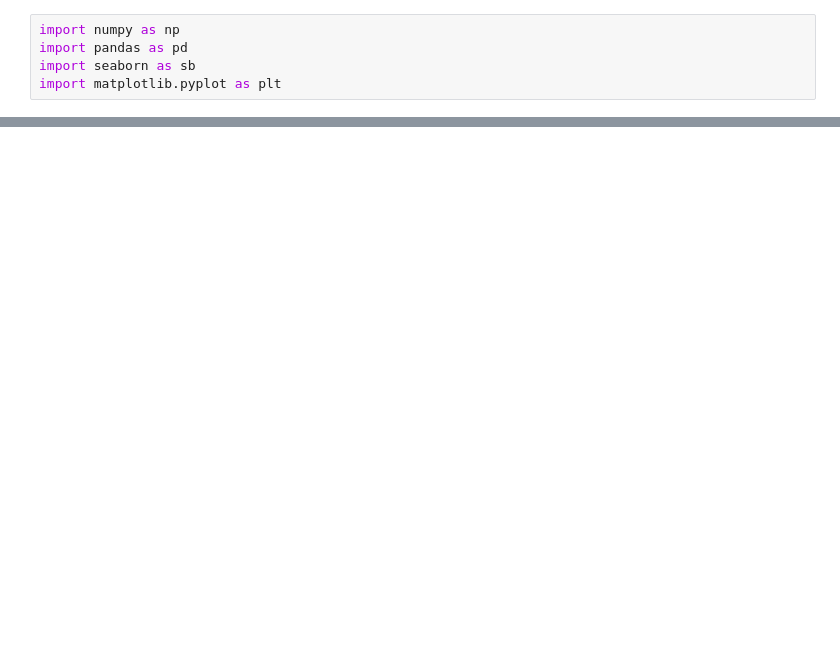
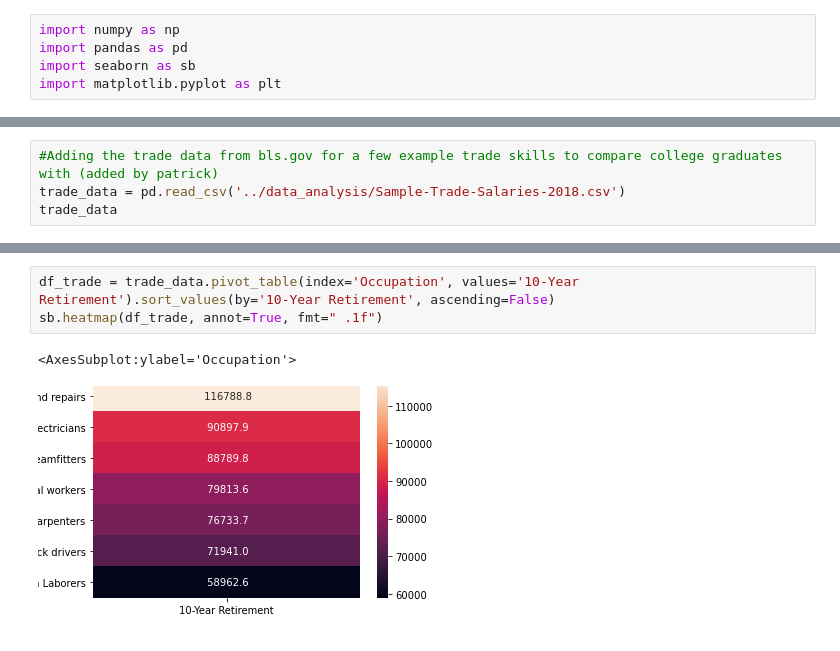
Before and after one commit to bilykdo/cs612TeamProject, a Jupyter notebook: data_visualization/bachelor_degree_data_results.ipynb, the cells around one changed output, grey strips where cells are left out. Cells and saved outputs as stored; diff of their text form; blank space fills up the shorter version.

```diff
--- a/data_visualization/bachelor_degree_data_results.ipynb
+++ b/data_visualization/bachelor_degree_data_results.ipynb
@@ -71,0 +72,4 @@ sb.heatmap(df, annot=True, fmt=".1f")
+# %%
+#Adding the trade data from bls.gov for a few example trade skills to compare college graduates with (added by patrick)
+trade_data = pd.read_csv('../data_analysis/Sample-Trade-Salaries-2018.csv')
+trade_data
@@ -71,0 +85,6 @@ sb.heatmap(df, annot=True, fmt=".1f")
+# %%
+df_trade = trade_data.pivot_table(index='Occupation', values='10-Year Retirement').sort_values(by='10-Year Retirement', ascending=False)
+sb.heatmap(df_trade, annot=True, fmt=" .1f")
+# %% [output]
+<AxesSubplot:ylabel='Occupation'>
+[figure, added]
```
Also changed, not shown: parts of 11 cells of this notebook, 7 other files.
